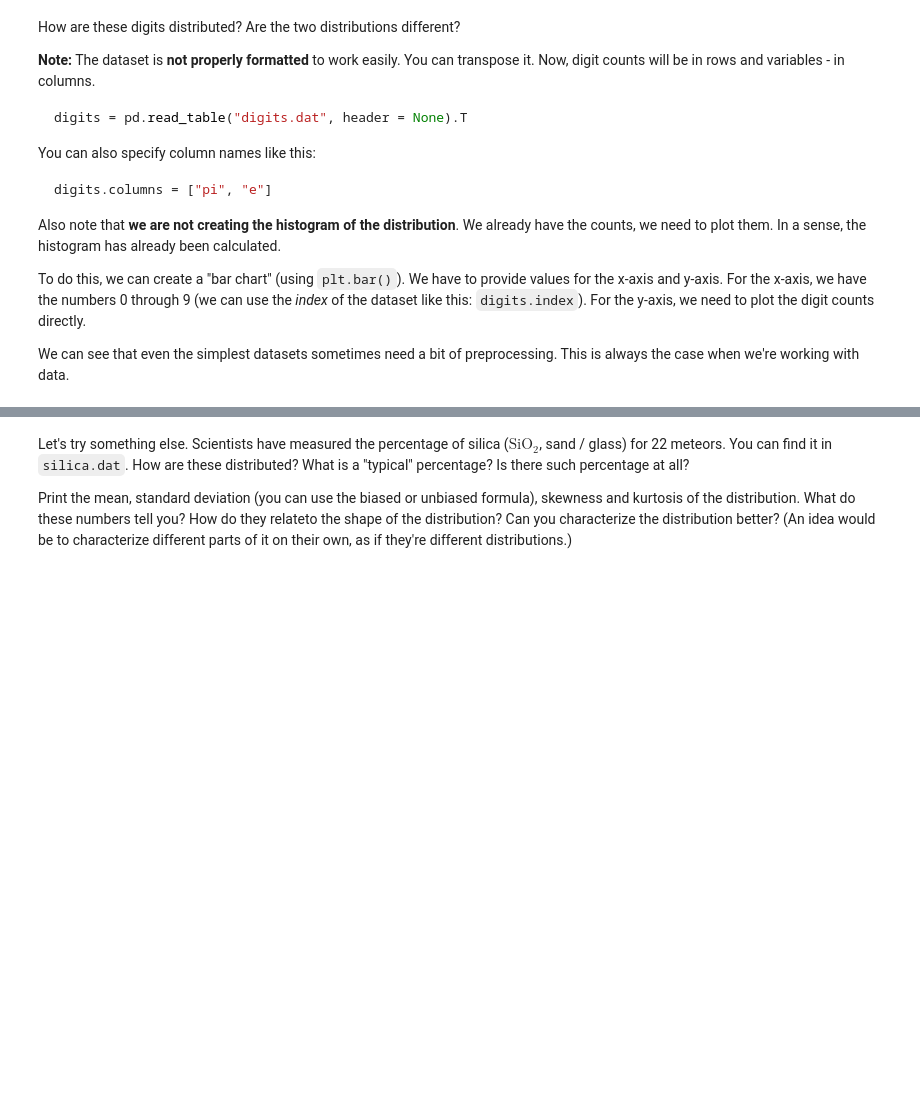
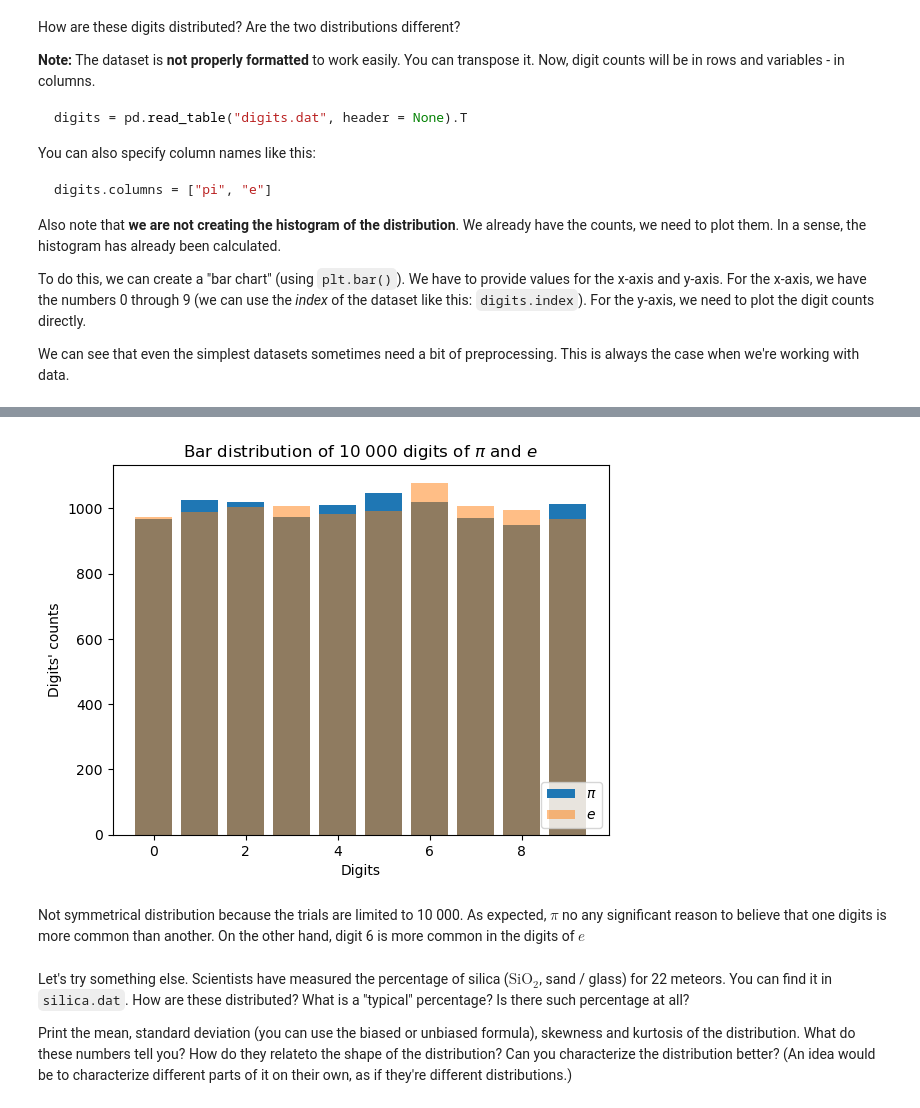
Before and after one commit to StanDobrev11/MathConceptsForDevs, a Jupyter notebook: data/12.StatisticsExercise/Statistics Exercise.ipynb, the cells around one changed output, grey strips where cells are left out. Drawn from its saved outputs; the diff is of its cells as text; code cells hidden in the pictures; blank space fills up the shorter version.

```diff
--- a/data/12.StatisticsExercise/Statistics Exercise.ipynb
+++ b/data/12.StatisticsExercise/Statistics Exercise.ipynb
@@ -45,0 +43,3 @@ We can see that even the simplest datasets sometimes need a bit of preprocessing
+# %%
+digits = pd.read_table('digits.dat', header=None).T
+digits.columns = ["pi", "e"]
@@ -46,3 +60,15 @@ We can see that even the simplest datasets sometimes need a bit of preprocessing
+# %%
+plt.bar(digits.index, digits.pi, label='$\pi$')
+plt.bar(digits.index, digits.e, alpha=0.5, label='$e$')
+plt.xlabel('Digits')
+plt.ylabel("Digits' counts")
+plt.title('Bar distribution of 10 000 digits of $\pi$ and $e$')
+plt.legend(loc='lower right')
+plt.show()
+# %% [output]
+[figure, added]
+# %% [markdown]
+Not symmetrical distribution because the trials are limited to 10 000. As expected, $\pi$ no any significant reason to believe that one digits is more common than another. On the other hand, digit 6 is more common in the digits of $e$
 # %% [markdown]
 Let's try something else. Scientists have measured the percentage of silica ($\text{SiO}_2$, sand / glass) for 22 meteors. You can find it in `silica.dat`. How are these distributed? What is a "typical" percentage? Is there such percentage at all?
 
```
Also changed, not shown: parts of 35 cells of this notebook, 5 other files.
